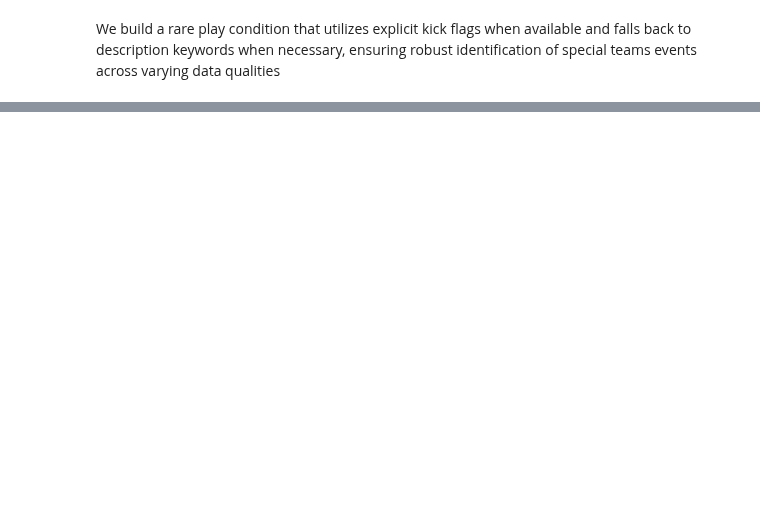
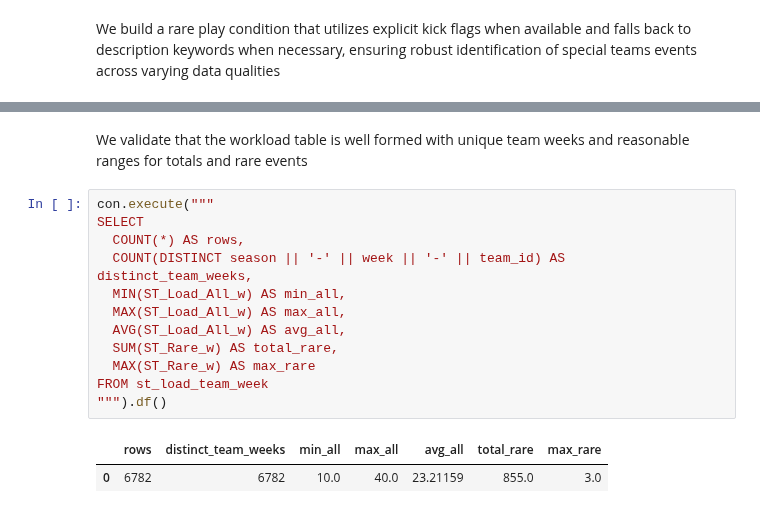
Before and after one commit to SiddharthKorukonda/2025-26-NFLPA-Data-Analytics-Case-Competition, a Jupyter notebook: notebooks/04_compute_special_teams_workload.ipynb, the cells around one changed output, grey strips where cells are left out. Drawn from its saved outputs; the diff is of its cells as text; blank space fills up the shorter version.

Commit message:
Step 4.2: Aggregate components and compute ST workload totals

```diff
--- a/notebooks/04_compute_special_teams_workload.ipynb
+++ b/notebooks/04_compute_special_teams_workload.ipynb
@@ -259,0 +355,17 @@ WHERE play_type = 'kickoff'
+# %% [markdown]
+We validate that the workload table is well formed with unique team weeks and reasonable ranges for totals and rare events
+# %%
+con.execute("""
+SELECT
+  COUNT(*) AS rows,
+  COUNT(DISTINCT season || '-' || week || '-' || team_id) AS distinct_team_weeks,
+  MIN(ST_Load_All_w) AS min_all,
+  MAX(ST_Load_All_w) AS max_all,
+  AVG(ST_Load_All_w) AS avg_all,
+  SUM(ST_Rare_w) AS total_rare,
+  MAX(ST_Rare_w) AS max_rare
+FROM st_load_team_week
+""").df()
+# %% [output]
+|  | rows | distinct_team_weeks | min_all | max_all | avg_all | total_rare | max_rare |
+| 0 | 6782 | 6782 | 10.0 | 40.0 | 23.21159 | 855.0 | 3.0 |
```
Also changed, not shown: parts of 19 cells of this notebook.
